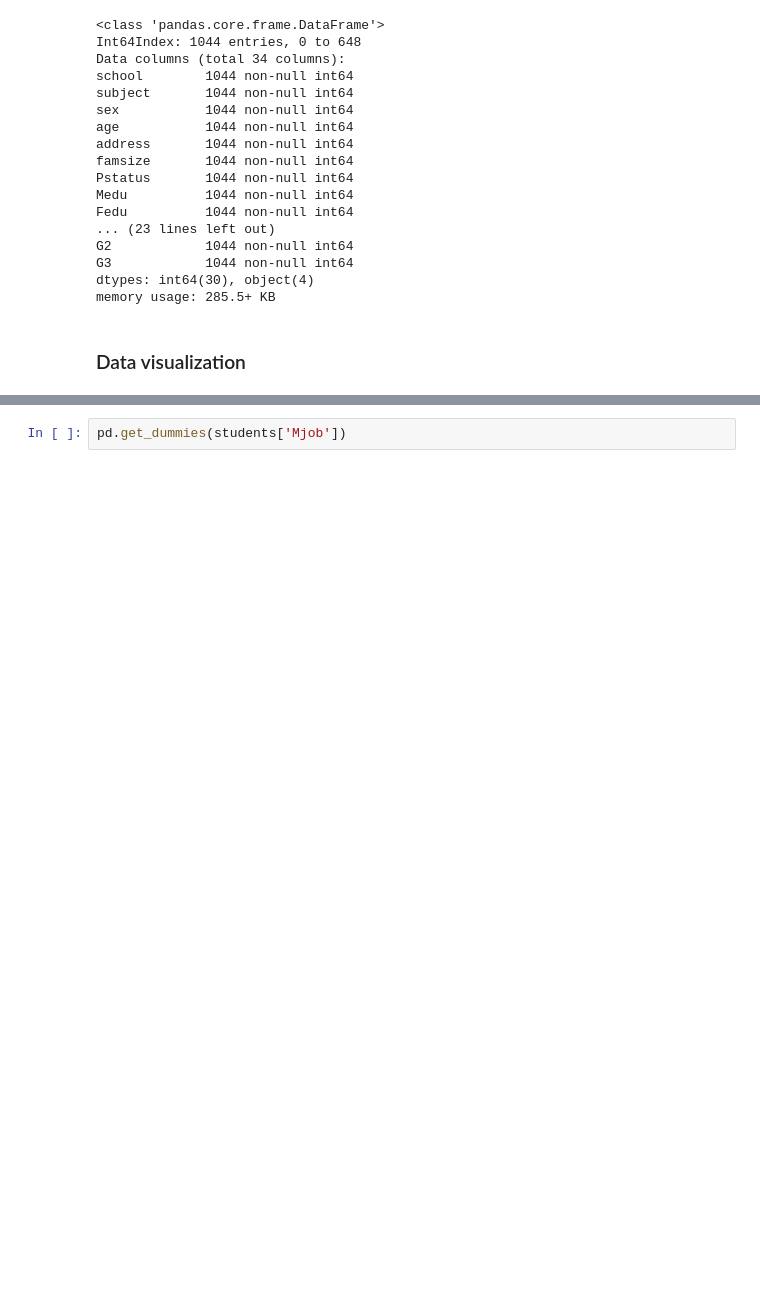
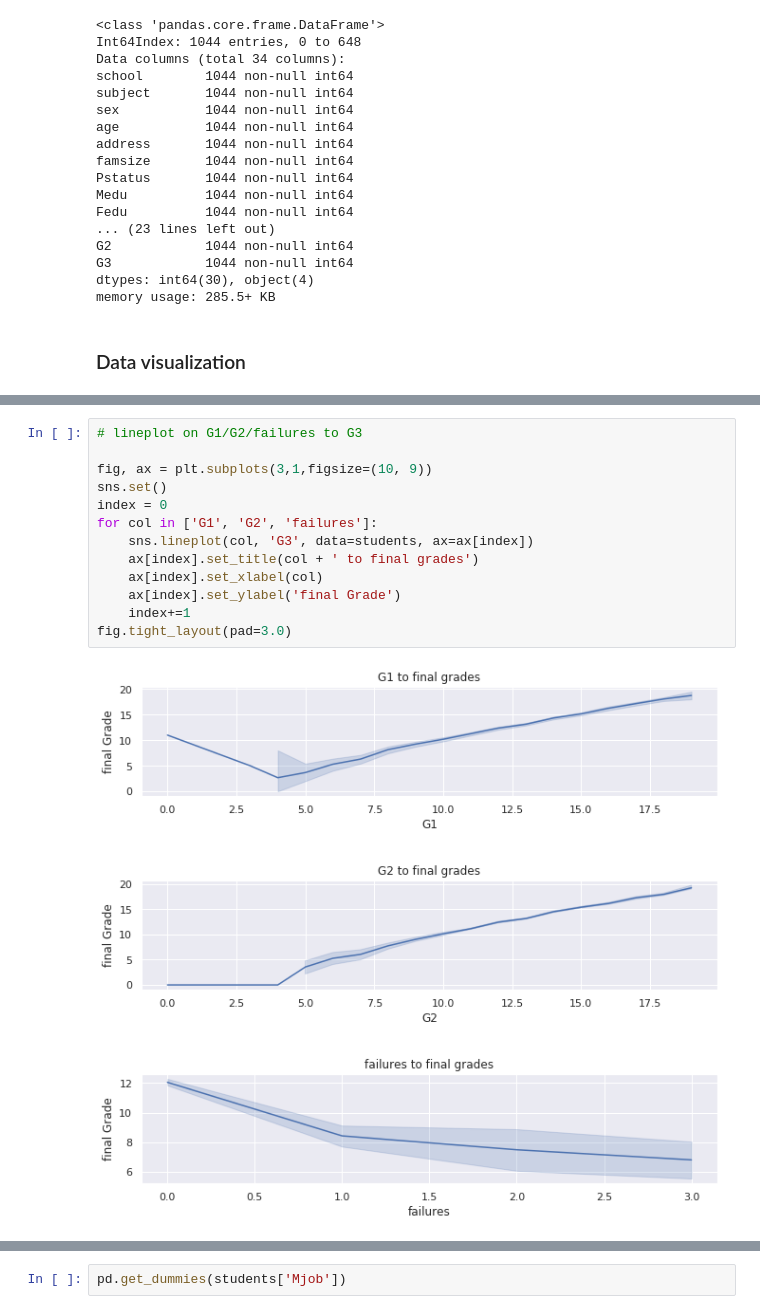
Before and after one commit to mtl-lan/1160_TeamProject, a Jupyter notebook: TeamProject_student_performance.ipynb, the cells around one changed output, grey strips where cells are left out. Drawn from its saved outputs; the diff is of its cells as text; blank space fills up the shorter version.

```diff
--- a/TeamProject_student_performance.ipynb
+++ b/TeamProject_student_performance.ipynb
@@ -208,0 +205,15 @@ for col in text_columns:
+# %%
+# lineplot on G1/G2/failures to G3
+
+fig, ax = plt.subplots(3,1,figsize=(10, 9))
+sns.set()
+index = 0
+for col in ['G1', 'G2', 'failures']:
+    sns.lineplot(col, 'G3', data=students, ax=ax[index])
+    ax[index].set_title(col + ' to final grades')
+    ax[index].set_xlabel(col)
+    ax[index].set_ylabel('final Grade')
+    index+=1
+fig.tight_layout(pad=3.0)
+# %% [output]
+[figure, added]
```
Also changed, not shown: parts of 17 cells of this notebook.
